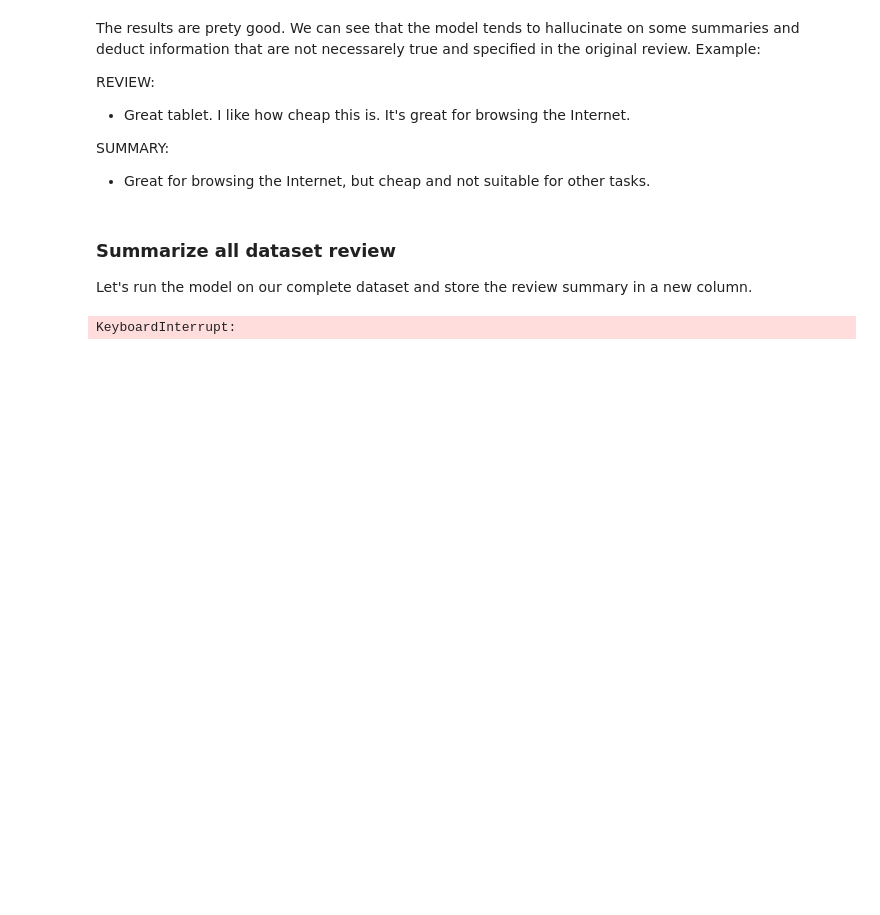
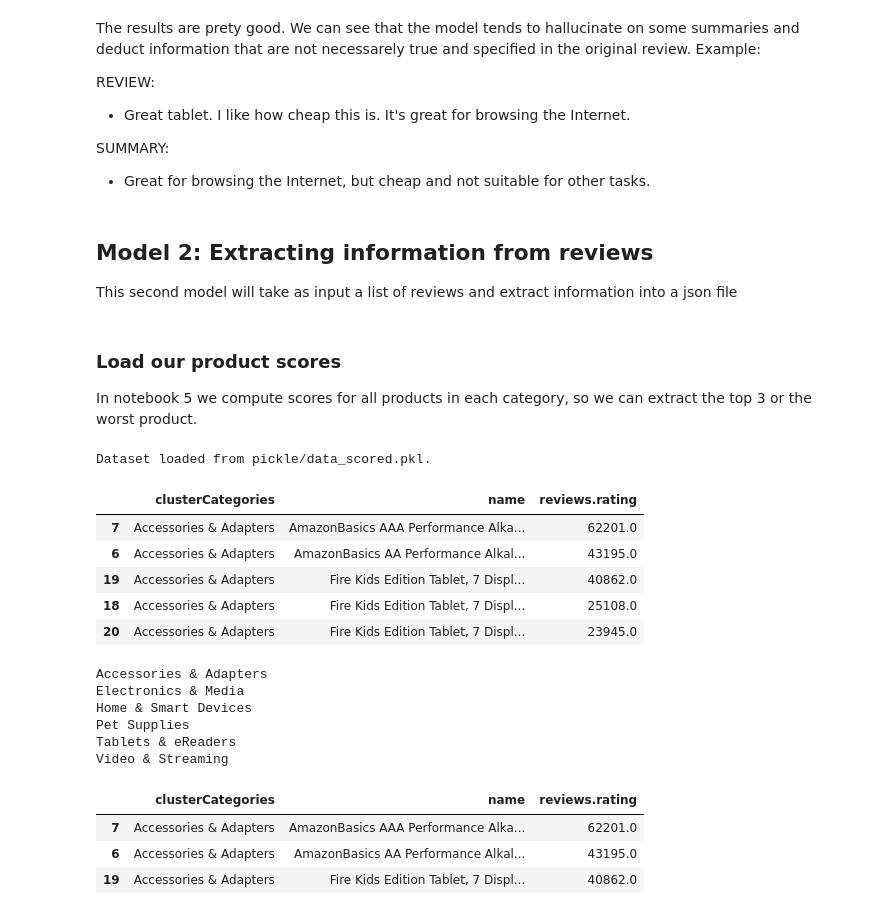
Before and after one commit to alexdjulin/ik_robo_reviews, a Jupyter notebook: 4_generator.ipynb, the cells around one changed output. Saved outputs shown, nothing was run; the diff lists cells and outputs as text; code cells hidden in the pictures; blank space fills up the shorter version.

Commit message:
compute score and extract reviews

```diff
--- a/4_generator.ipynb
+++ b/4_generator.ipynb
@@ -547,20 +548,48 @@ REVIEW:
 
 SUMMARY:
 - Great for browsing the Internet, but cheap and not suitable for other tasks.
-# %% [markdown]
-### Summarize all dataset review
-Let's run the model on our complete dataset and store the review summary in a new column.
-# %%
-def generate_summary_for_review(review_text):
-    # Generate the summary
-    result = generate_summary(prompt_review_summary, review_text, max_tokens=50)
-    # Extract the summary
-    return extract_review_summary(result)
-
-# Apply the function to the first 100 rows and store in a new column
-data.loc[:99, 'summary'] = data.loc[:99, 'review'].progress_apply(generate_summary_for_review)
-
-# Preview the first few rows with the summaries
-print(data[['reviews', 'summary']].head(10))
-# %% [output]
-KeyboardInterrupt:
+# %% [markdown]
+## Model 2: Extracting information from reviews
+This second model will take as input a list of reviews and extract information into a json file
+# %% [markdown]
+### Load our product scores
+In notebook 5 we compute scores for all products in each category, so we can extract the top 3 or the worst product.
+# %%
+# load product score dataset
+data_scored = helpers.load_pickled_dataset('pickle/data_scored.pkl')
+
+data_scored.head()
+# %% [output]
+Dataset loaded from pickle/data_scored.pkl.
+|  | clusterCategories | name | reviews.rating |
+| 7 | Accessories & Adapters | AmazonBasics AAA Performance Alka... | 62201.0 |
+| 6 | Accessories & Adapters | AmazonBasics AA Performance Alkal... | 43195.0 |
+| 19 | Accessories & Adapters | Fire Kids Edition Tablet, 7 Displ... | 40862.0 |
+| 18 | Accessories & Adapters | Fire Kids Edition Tablet, 7 Displ... | 25108.0 |
+| 20 | Accessories & Adapters | Fire Kids Edition Tablet, 7 Displ... | 23945.0 |
+# %%
+# print unique categories
+category_names = data_scored['clusterCategories'].unique()
+for cat in category_names:
+    print(cat)
+# %% [output]
+Accessories & Adapters
+Electronics & Media
+Home & Smart Devices
+Pet Supplies
+Tablets & eReaders
+Video & Streaming
+# %%
+# Select the top 3 products per category
+def best_products_per_category(data, category_name, top_n=3):
+    # subset the category
+    category_subset = data[data['clusterCategories'] == category_name]
+    # select the top n products
+    return category_subset.head(top_n)
+
+best_products_per_category(data_scored, 'Accessories & Adapters', 3)
+# %% [output]
+|  | clusterCategories | name | reviews.rating |
+| 7 | Accessories & Adapters | AmazonBasics AAA Performance Alka... | 62201.0 |
+| 6 | Accessories & Adapters | AmazonBasics AA Performance Alkal... | 43195.0 |
+| 19 | Accessories & Adapters | Fire Kids Edition Tablet, 7 Displ... | 40862.0 |
```
Also changed, not shown: parts of 10 cells of this notebook, 1 other file.
